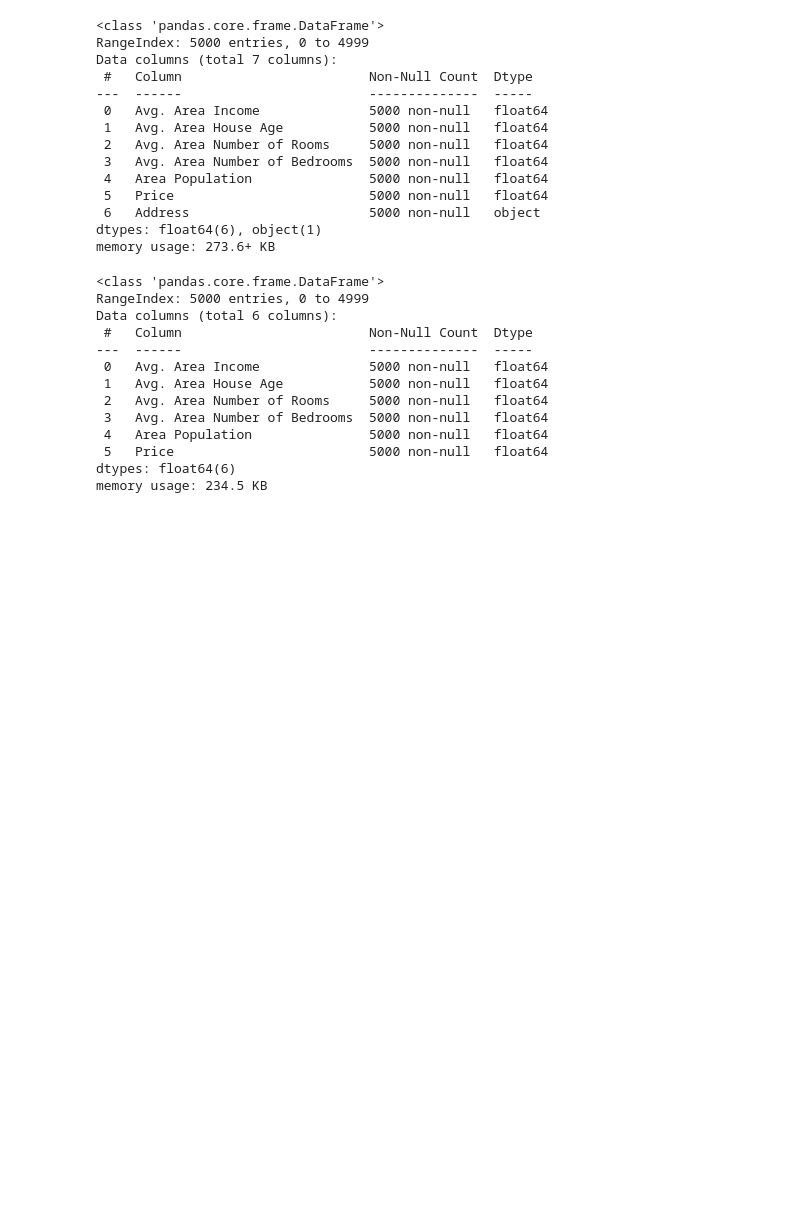
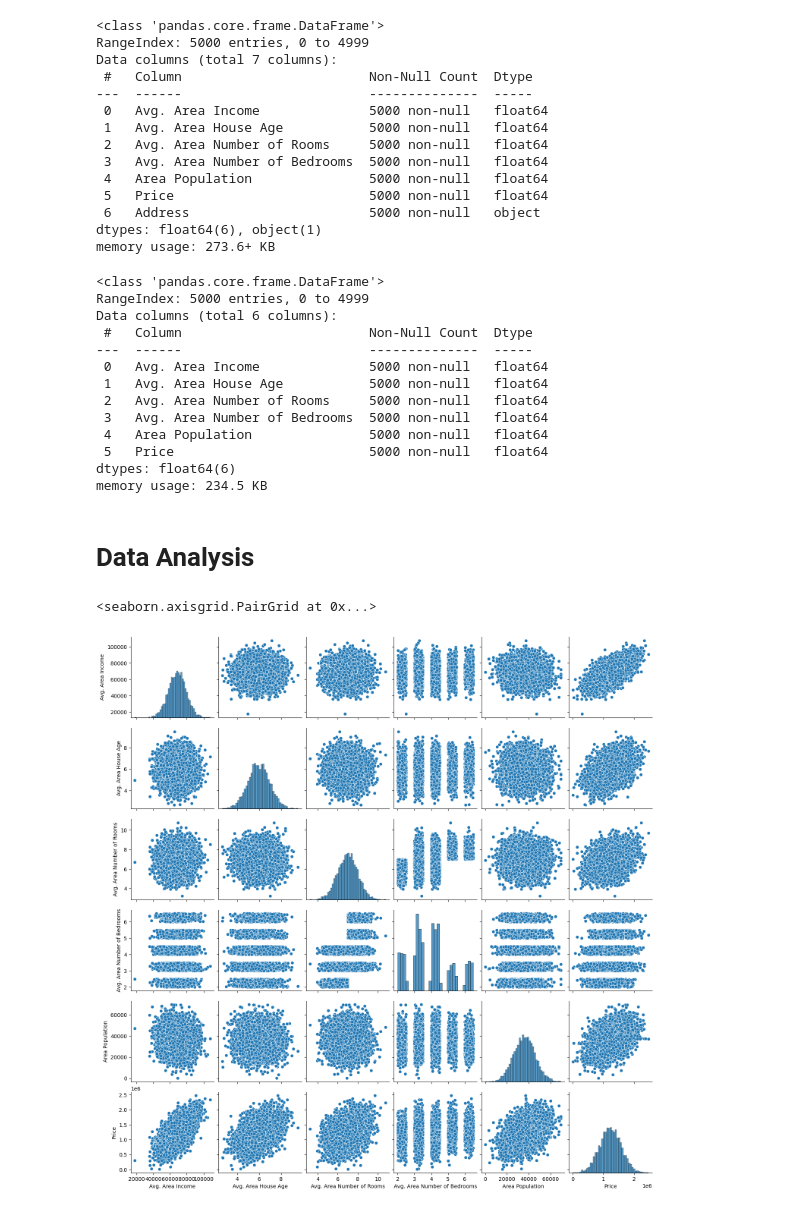
Before and after one commit to sparshpatial/House_Price_Prediction, a Jupyter notebook: house_price_prediction.ipynb, the cells around one changed output. Cells and saved outputs as stored; diff of their text form; code cells hidden in the pictures; blank space fills up the shorter version.

Commit message:
Data Aug

```diff
--- a/house_price_prediction.ipynb
+++ b/house_price_prediction.ipynb
@@ -51,3 +51,10 @@ Data columns (total 6 columns):
  5   Price                         5000 non-null   float64
 dtypes: float64(6)
 memory usage: 234.5 KB
+# %% [markdown]
+# Data Analysis
+# %%
+sns.pairplot(data)
+# %% [output]
+<seaborn.axisgrid.PairGrid at 0x...>
+[figure, added]
```
Also changed, not shown: parts of 6 cells of this notebook.
